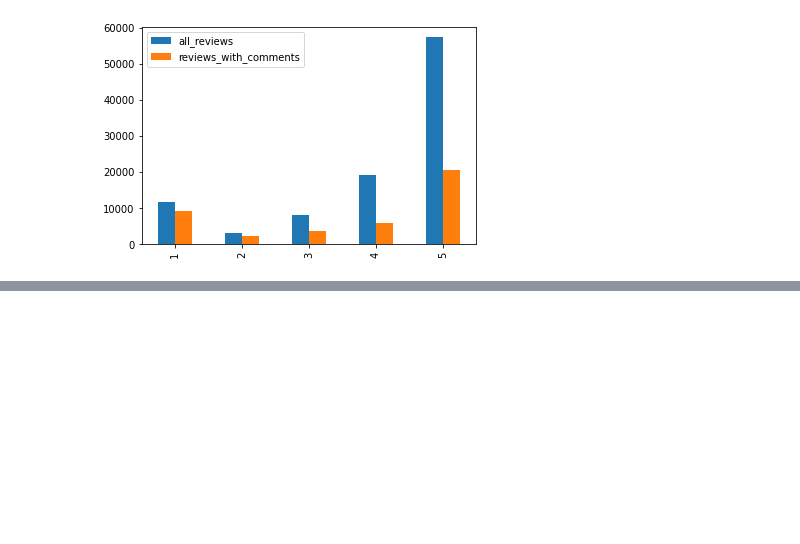
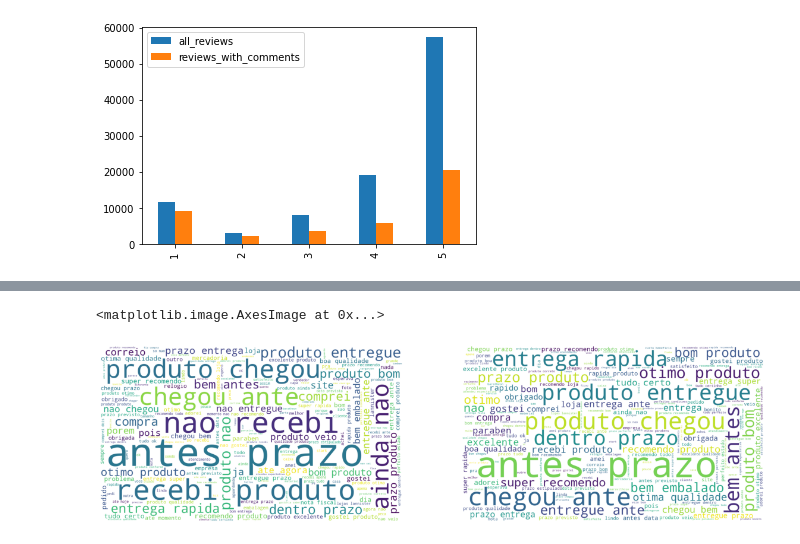
Before and after one commit to Pedalves/olist-ml, a Jupyter notebook: ipynb/EDA.ipynb, the cells around one changed output, grey strips where cells are left out. Drawn from its saved outputs; the diff is of its cells as text; code cells hidden in the pictures; blank space fills up the shorter version.

```diff
--- a/ipynb/EDA.ipynb
+++ b/ipynb/EDA.ipynb
@@ -61,0 +105,2 @@ dt_reviews_count.plot.bar()
+# %%
+dt_reviews_no_na['stopwords'] = review_stopwords
@@ -61,0 +156,12 @@ dt_reviews_count.plot.bar()
+# %%
+word_cloud_all = WordCloud(width = 1200, height = 700, background_color='white').generate(" ".join(all_words))
+word_cloud_best = WordCloud(width = 1200, height = 700, background_color='white').generate(" ".join(all_words_best))
+# %%
+fig, axes = plt.subplots(nrows=1, ncols=2, figsize=(20, 7))
+axes[0].axis('off')
+axes[1].axis('off')
+axes[0].imshow(word_cloud_all)
+axes[1].imshow(word_cloud_best)
+# %% [output]
+<matplotlib.image.AxesImage at 0x...>
+[figure, added]
```
Also changed, not shown: parts of 16 cells of this notebook, 1 other file.
